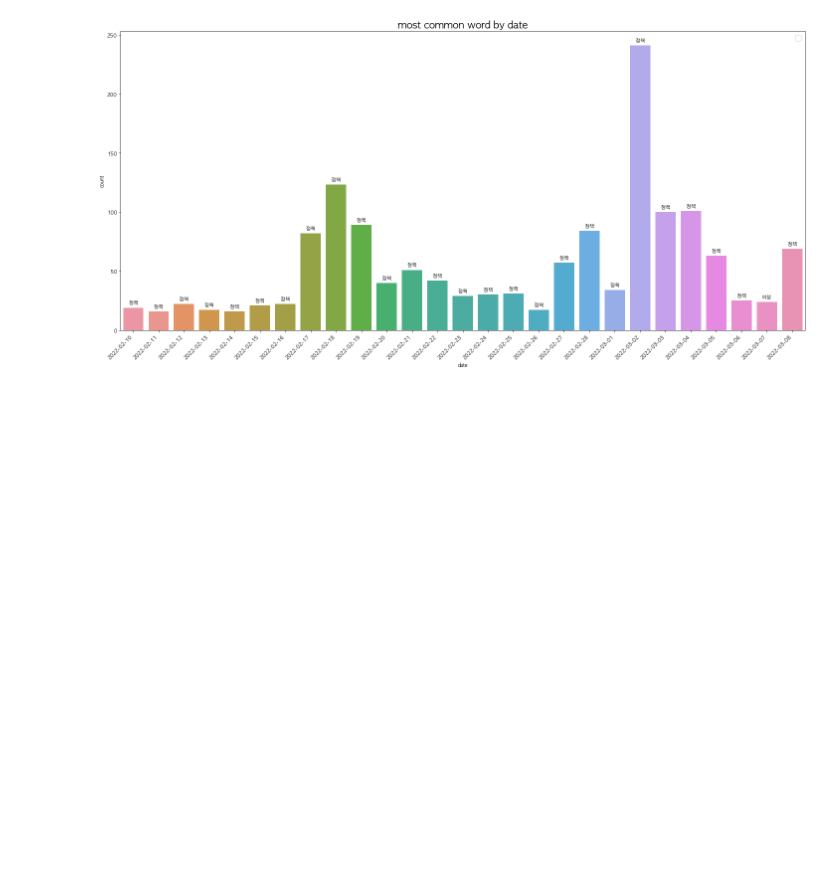
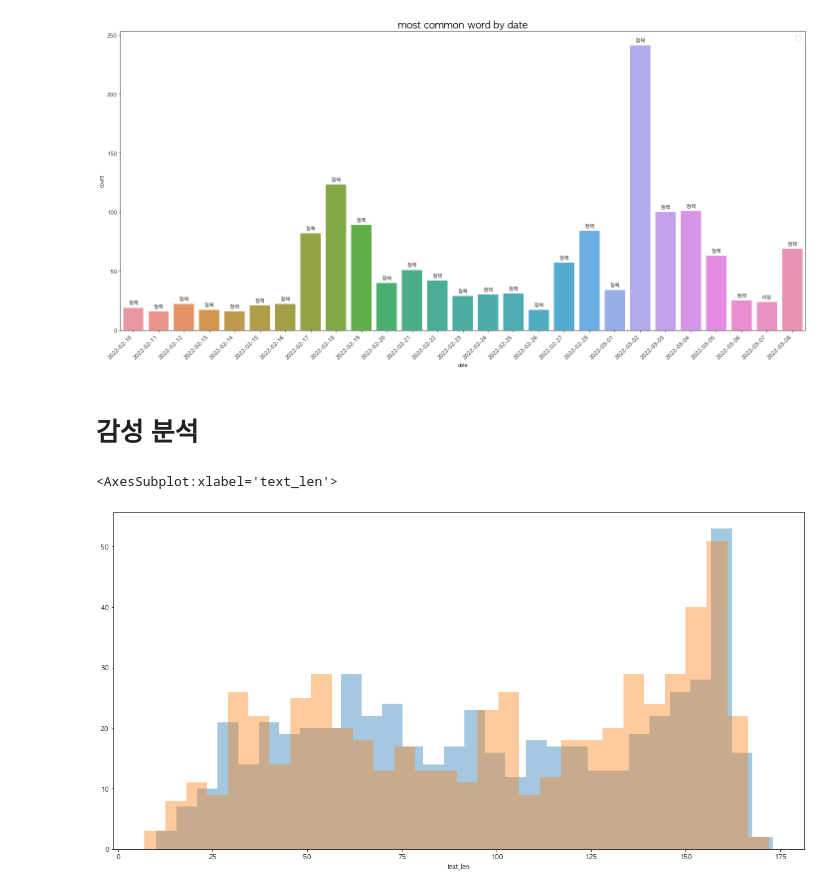
Before and after one commit to solyourock/ML_study, a Jupyter notebook: NLP/twitter_eda.ipynb, the cells around one changed output. Drawn from its saved outputs; the diff is of its cells as text; code cells hidden in the pictures; blank space fills up the shorter version.

```diff
--- a/NLP/twitter_eda.ipynb
+++ b/NLP/twitter_eda.ipynb
@@ -374,3 +406,22 @@ save_fig("most common word by date")
 No handles with labels found to put in legend.
 그림 저장: most common word by date
 [figure]
+# %% [markdown]
+# 감성 분석
+# %%
+women_policy['text_len'] = women_policy['text'].str.len()
+# %%
+women_policy_p = women_policy[women_policy['label_word'] == 'P']
+women_policy_n = women_policy[women_policy['label_word'] == 'N']
+# %%
+# 긍부정 문장 길이
+plt.figure(figsize=(20,10))
+sns.distplot(women_policy_p['text_len'], bins=30,
+             kde=False,
+             rug_kws={"color": "r", "alpha": 0.3, "linewidth": 2, "height":0.2})
+sns.distplot(women_policy_n['text_len'], bins=30,
+             kde=False,
+             rug_kws={"color": "r", "alpha": 0.3, "linewidth": 2, "height":0.2})
+# %% [output]
+<AxesSubplot:xlabel='text_len'>
+[figure, added]
```
Also changed, not shown: parts of 26 cells of this notebook.
